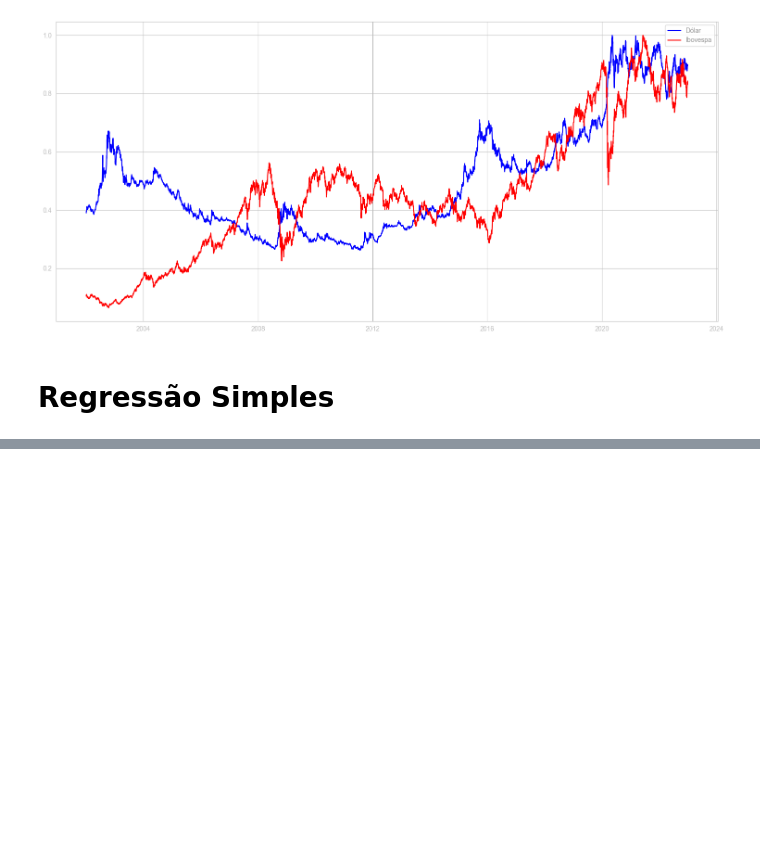
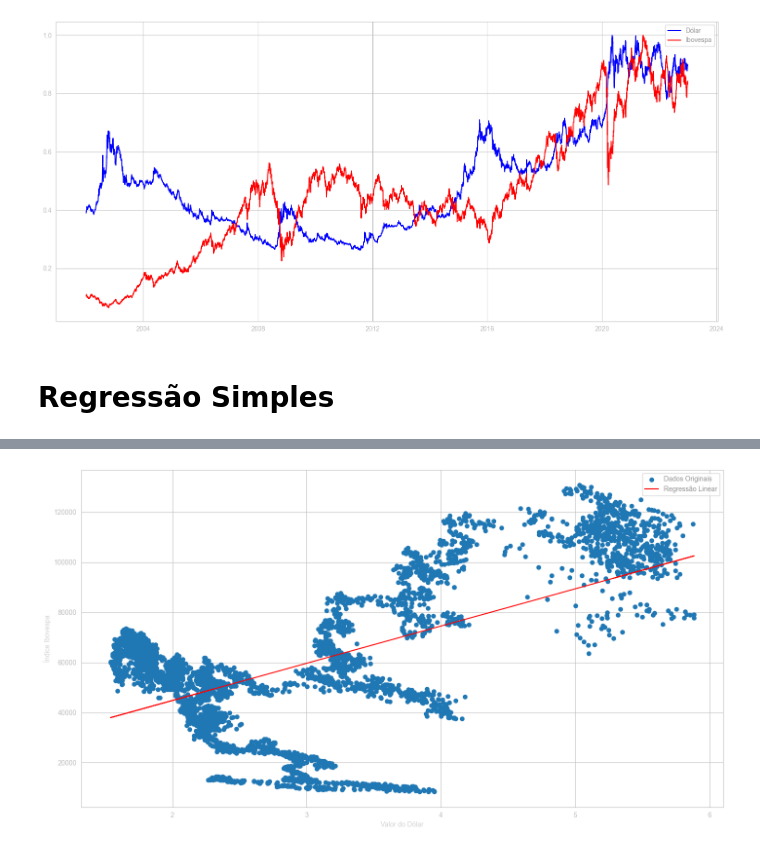
Before and after one commit to naruhikohama/tcc-adados, a Jupyter notebook: notebook.ipynb, the cells around one changed output, grey strips where cells are left out. Drawn from its saved outputs; the diff is of its cells as text; code cells hidden in the pictures; blank space fills up the shorter version.

Commit message:
add linear regression

```diff
--- a/notebook.ipynb
+++ b/notebook.ipynb
@@ -60,3 +28,5 @@ df1 = df1[['data', 'fechamento_ibov', 'fechamento_dolar']]
+# %%
+df1 = pd.read_csv('./dolar_ibov.csv')
 # %% [markdown]
 ### Fazendo a analise descritiva de toda a base
 # %%
@@ -492,0 +421,17 @@ Reshape your data either using array.reshape(-1, 1) if your data has a single fe
+# %%
+import statsmodels.api as sm
+
+# Crie um DataFrame com suas variáveis independentes (dólar) e dependentes (Ibovespa)
+
+
+# Adicione uma constante (intercepto) ao modelo
+df1 = sm.add_constant(df1)
+
+# Crie o modelo de regressão
+model = sm.OLS(df1['fechamento_ibov'], df1[['const', 'fechamento_dolar']])
+
+# Ajuste o modelo aos dados
+results = model.fit()
+
+# Exiba os resultados da regressão
+print(results.summary())
@@ -492,0 +456,10 @@ Reshape your data either using array.reshape(-1, 1) if your data has a single fe
+# %%
+plt.scatter(df1['fechamento_dolar'], df1['fechamento_ibov'], label='Dados Originais')
+plt.plot(df1['fechamento_dolar'], results.predict(), label='Regressão Linear', color='red')
+
+plt.xlabel('Valor do Dólar')
+plt.ylabel('Índice Ibovespa')
+plt.legend()
+plt.show()
+# %% [output]
+[figure, added]
```
Also changed, not shown: parts of 9 cells of this notebook, 3 other files.
